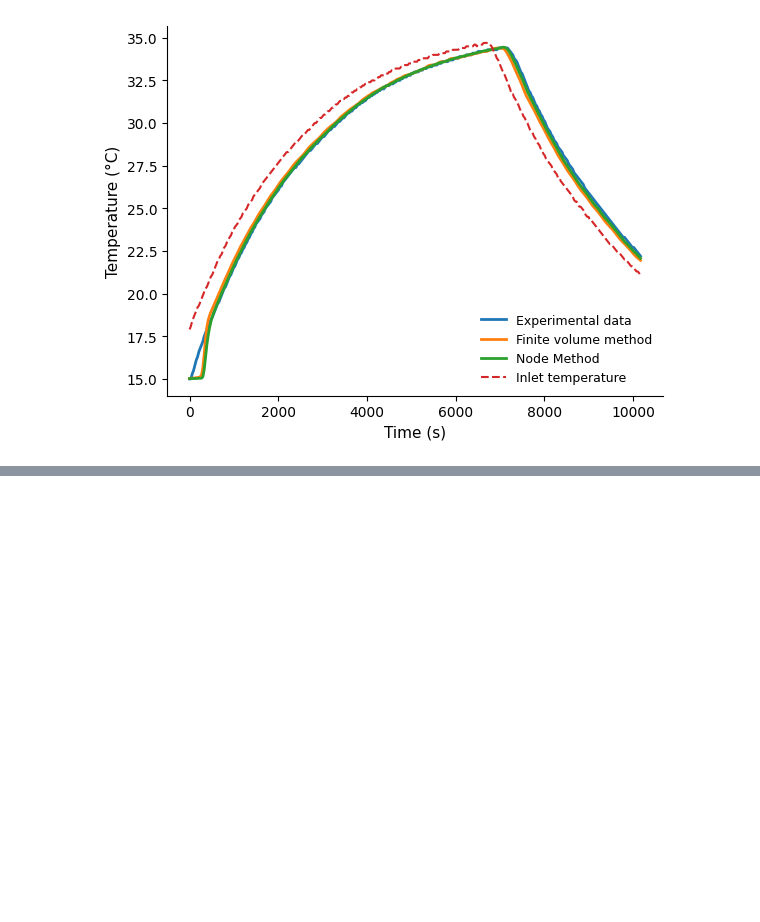
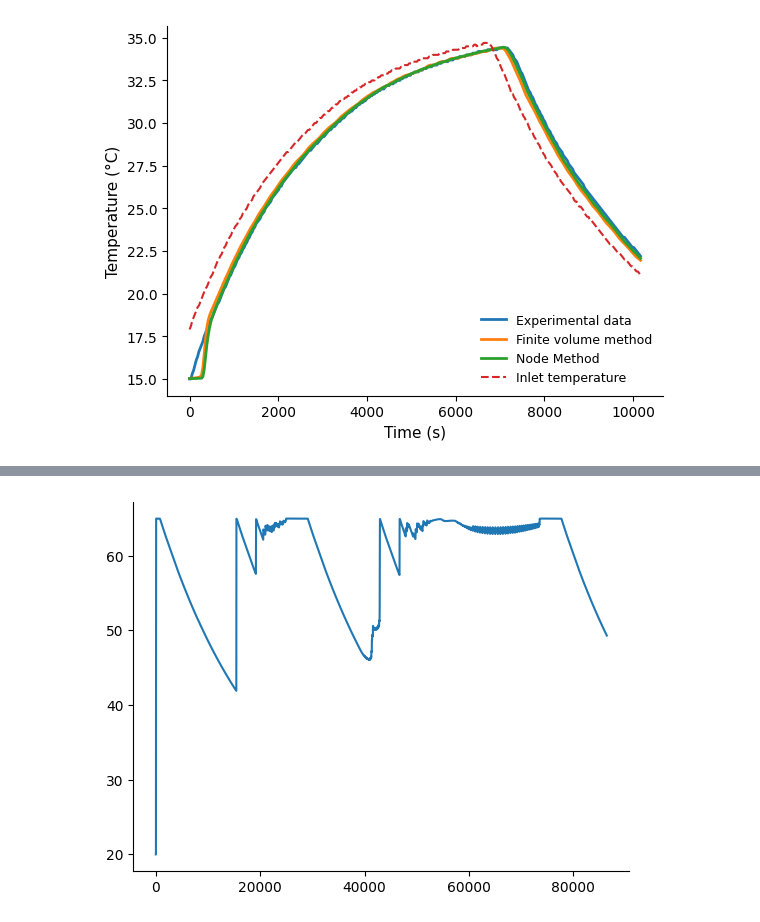
Before and after one commit to Pietervb2/thesis, a Jupyter notebook: codeplotLIT/thesisplots.ipynb, the cells around one changed output, grey strips where cells are left out. Saved outputs shown, nothing was run; the diff lists cells and outputs as text; code cells hidden in the pictures; blank space fills up the shorter version.

```diff
--- a/codeplotLIT/thesisplots.ipynb
+++ b/codeplotLIT/thesisplots.ipynb
@@ -376,0 +549,5 @@ for exp in experiments:
+# %%
+plt.plot(dict_Ts[0.15])
+plt.show()
+# %% [output]
+[figure, added]
```
Also changed, not shown: parts of 8 cells of this notebook, 15 other files.
